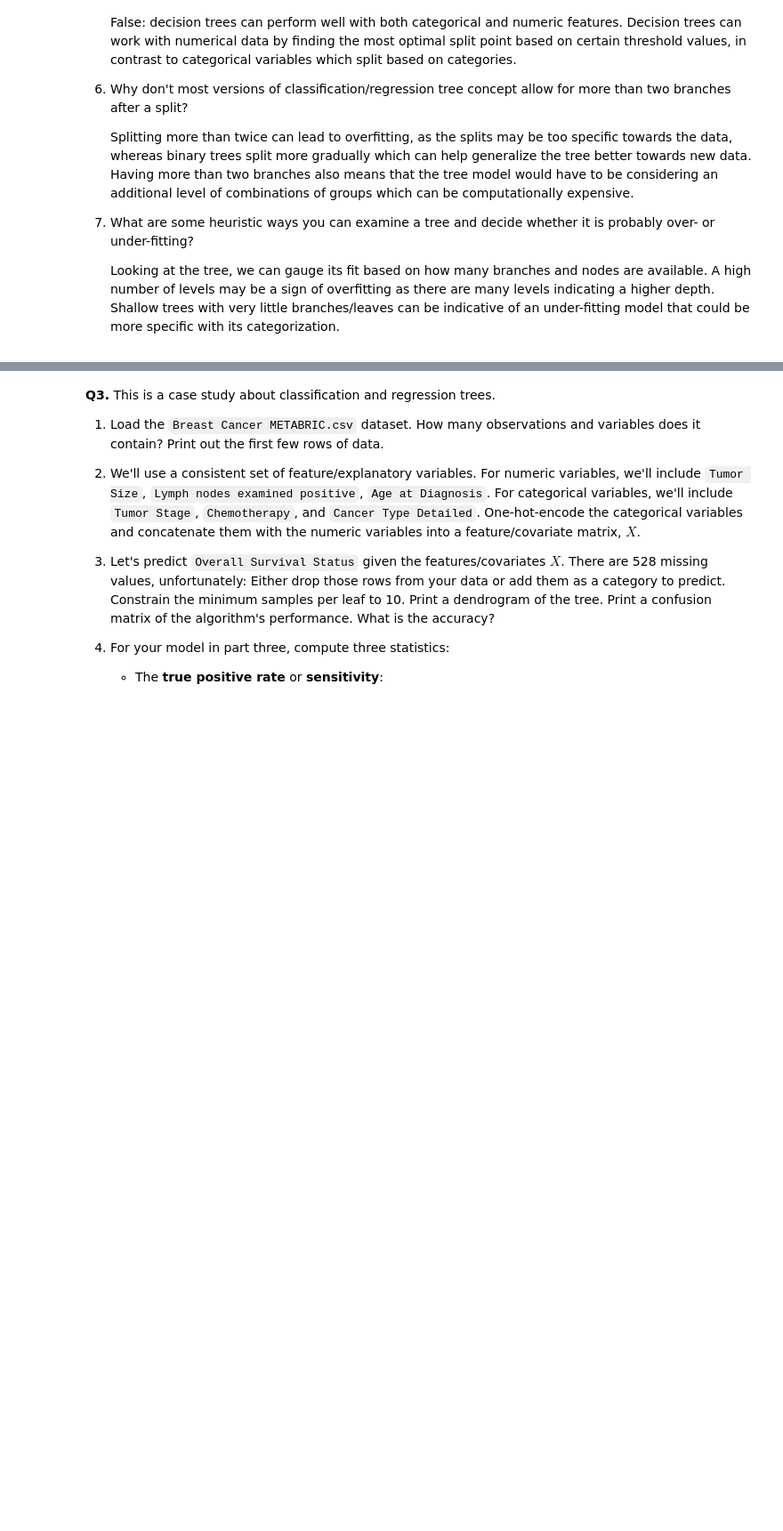
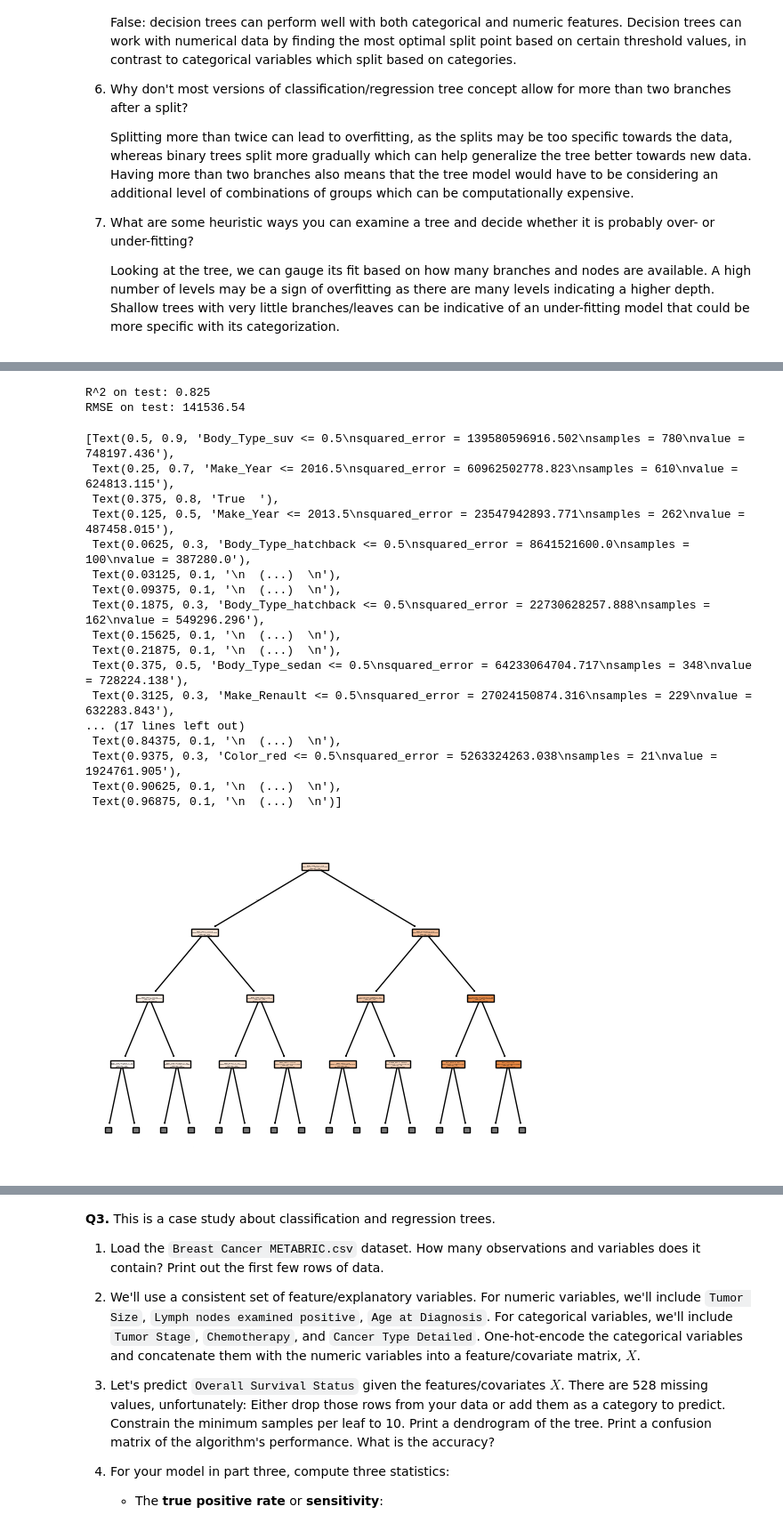
Before and after one commit to yuthimreddy/trees, a Jupyter notebook: assignment/assignment.ipynb, the cells around one changed output, grey strips where cells are left out. Shown at 89% size. Saved outputs shown, nothing was run; the diff lists cells and outputs as text; code cells hidden in the pictures; blank space fills up the shorter version.

```diff
--- a/assignment/assignment.ipynb
+++ b/assignment/assignment.ipynb
@@ -82,19 +82,3 @@ y = cars_df['Price']
 
 # making Test-Train split:
 X_train, X_test, Y_train, Y_test = train_test_split(X, y, test_size = 0.2, random_state=42)
-# %%
-# 3. plotting tree:
-from sklearn import tree
-from sklearn.tree import plot_tree
-
-
-
-cart = tree.DecisionTreeRegressor(min_samples_leaf= 500)
-cart = cart.fit(X_train, Y_train)
-
-# predictions on the test set:
-y_hat = cart.predict(X_test)
-print('Rsq : ', cart.score(X_test, Y_test), '\n')
-
-var_names = cart.feature_names_in_
-plot_tree(cart, filled=True, feature_names=var_names)
@@ -104,0 +117,41 @@ Rsq :  -0.011138951119078921
+# %%
+# 4. Regressing price by covariates/features:
+from sklearn.metrics import mean_squared_error
+
+# training model with min_sample_leaf = 5, based on last step:
+model = DecisionTreeRegressor(min_samples_leaf=5, random_state=42)
+model.fit(X_train, Y_train)
+
+# predicitons:
+y_hat = model.predict(X_test)
+
+# evaluating with r2 scores:
+r2 = r2_score(Y_test, y_hat)
+rmse = np.sqrt(mean_squared_error(Y_test, y_hat))
+
+print(f'R^2 on test: {r2:.3f}')
+print(f'RMSE on test: {rmse:.2f}')
+
+# plotting tree:
+plot_tree(model, filled=True, feature_names=X.columns, max_depth=3)
+# %% [output]
+R^2 on test: 0.825
+RMSE on test: 141536.54
+[Text(0.5, 0.9, 'Body_Type_suv <= 0.5\nsquared_error = 139580596916.502\nsamples = 780\nvalue = 748197.436'),
+ Text(0.25, 0.7, 'Make_Year <= 2016.5\nsquared_error = 60962502778.823\nsamples = 610\nvalue = 624813.115'),
+ Text(0.375, 0.8, 'True  '),
+ Text(0.125, 0.5, 'Make_Year <= 2013.5\nsquared_error = 23547942893.771\nsamples = 262\nvalue = 487458.015'),
+ Text(0.0625, 0.3, 'Body_Type_hatchback <= 0.5\nsquared_error = 8641521600.0\nsamples = 100\nvalue = 387280.0'),
+ Text(0.03125, 0.1, '\n  (...)  \n'),
+ Text(0.09375, 0.1, '\n  (...)  \n'),
+ Text(0.1875, 0.3, 'Body_Type_hatchback <= 0.5\nsquared_error = 22730628257.888\nsamples = 162\nvalue = 549296.296'),
+ Text(0.15625, 0.1, '\n  (...)  \n'),
+ Text(0.21875, 0.1, '\n  (...)  \n'),
+ Text(0.375, 0.5, 'Body_Type_sedan <= 0.5\nsquared_error = 64233064704.717\nsamples = 348\nvalue = 728224.138'),
+ Text(0.3125, 0.3, 'Make_Renault <= 0.5\nsquared_error = 27024150874.316\nsamples = 229\nvalue = 632283.843'),
+... (17 lines left out)
+ Text(0.84375, 0.1, '\n  (...)  \n'),
+ Text(0.9375, 0.3, 'Color_red <= 0.5\nsquared_error = 5263324263.038\nsamples = 21\nvalue = 1924761.905'),
+ Text(0.90625, 0.1, '\n  (...)  \n'),
+ Text(0.96875, 0.1, '\n  (...)  \n')]
+[figure, added]
```
Also changed, not shown: parts of 17 cells of this notebook.
